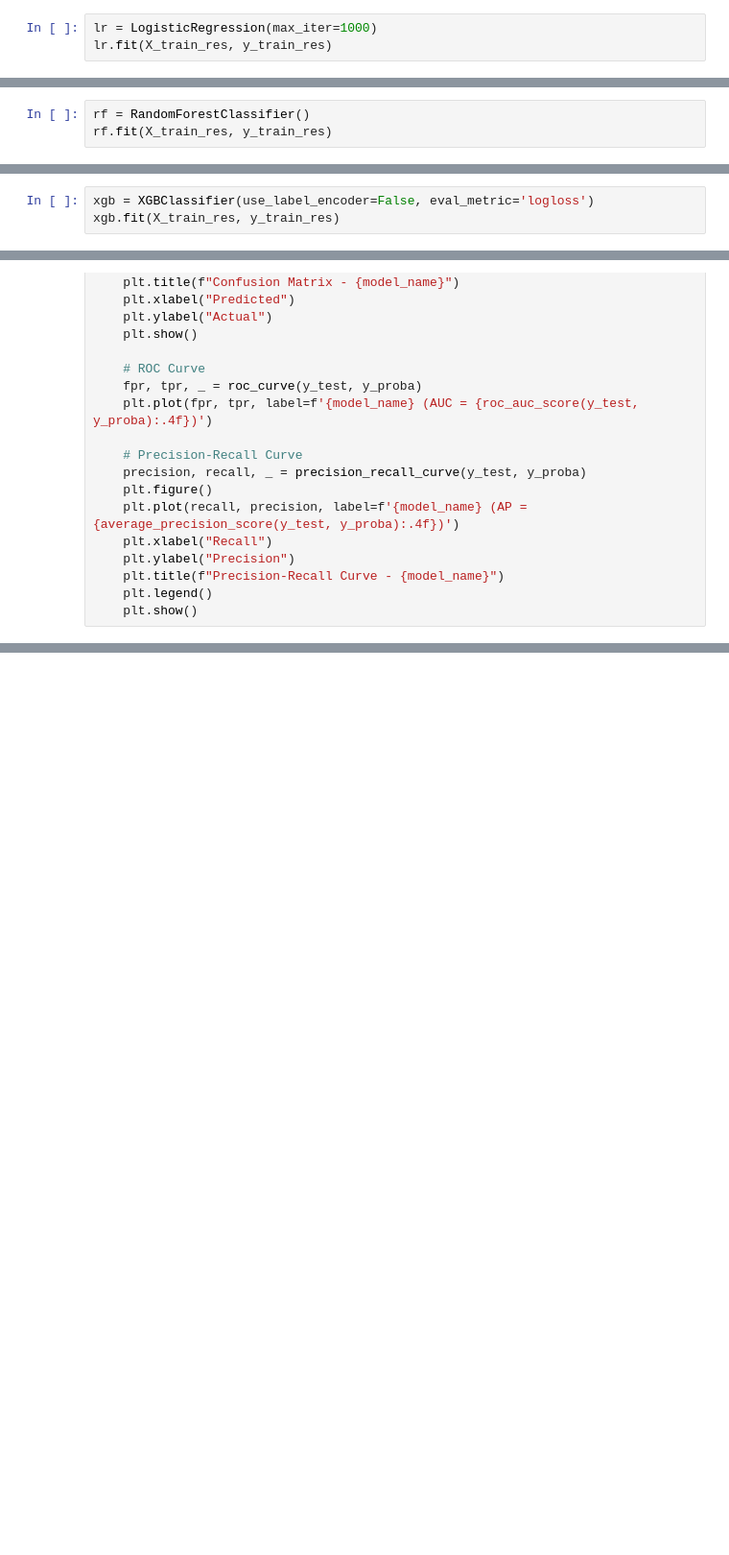
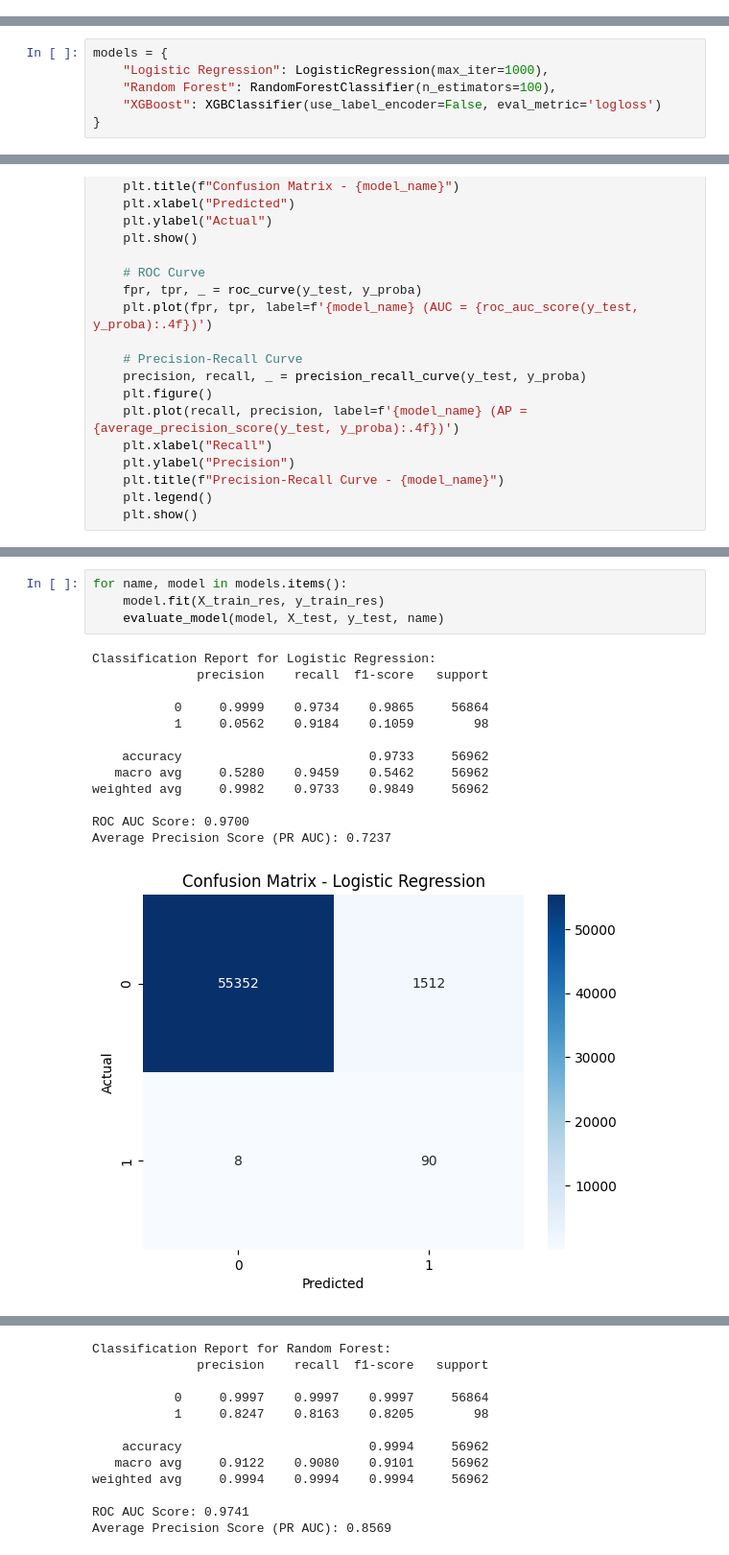
Before and after one commit to naufaldahafizh/fraud-detection, a Jupyter notebook: notebooks/fraud_detection.ipynb, the cells around one changed output, grey strips where cells are left out. Shown at 96% size. Drawn from its saved outputs; the diff is of its cells as text; blank space fills up the shorter version.

```diff
--- a/notebooks/fraud_detection.ipynb
+++ b/notebooks/fraud_detection.ipynb
@@ -143,3 +142,0 @@ Text(0, 0.5, 'Feature')
-# %%
-lr = LogisticRegression(max_iter=1000)
-lr.fit(X_train_res, y_train_res)
@@ -157,3 +142,0 @@ LogisticRegression(max_iter=1000)
-# %%
-rf = RandomForestClassifier()
-rf.fit(X_train_res, y_train_res)
@@ -164,3 +142,0 @@ RandomForestClassifier()
-# %%
-xgb = XGBClassifier(use_label_encoder=False, eval_metric='logloss')
-xgb.fit(X_train_res, y_train_res)
@@ -182,3 +143,9 @@ XGBClassifier(base_score=None, booster=None, callbacks=None,
+# %%
+models = {
+    "Logistic Regression": LogisticRegression(max_iter=1000),
+    "Random Forest": RandomForestClassifier(n_estimators=100),
+    "XGBoost": XGBClassifier(use_label_encoder=False, eval_metric='logloss')
+}
 # %% [markdown]
 # 4. Evaluation
 # %%
@@ -265,0 +183,18 @@ Average Precision Score (PR AUC): 0.8671
+# %%
+for name, model in models.items():
+    model.fit(X_train_res, y_train_res)
+    evaluate_model(model, X_test, y_test, name)
+# %% [output]
+Classification Report for Logistic Regression:
+              precision    recall  f1-score   support
+
+           0     0.9999    0.9734    0.9865     56864
+           1     0.0562    0.9184    0.1059        98
+
+    accuracy                         0.9733     56962
+   macro avg     0.5280    0.9459    0.5462     56962
+weighted avg     0.9982    0.9733    0.9849     56962
+
+ROC AUC Score: 0.9700
+Average Precision Score (PR AUC): 0.7237
+[figure, added]
@@ -265,0 +203,12 @@ Average Precision Score (PR AUC): 0.8671
+Classification Report for Random Forest:
+              precision    recall  f1-score   support
+
+           0     0.9997    0.9997    0.9997     56864
+           1     0.8247    0.8163    0.8205        98
+
+    accuracy                         0.9994     56962
+   macro avg     0.9122    0.9080    0.9101     56962
+weighted avg     0.9994    0.9994    0.9994     56962
+
+ROC AUC Score: 0.9741
+Average Precision Score (PR AUC): 0.8569
```
Also changed, not shown: parts of 33 cells of this notebook, 11 other files.
